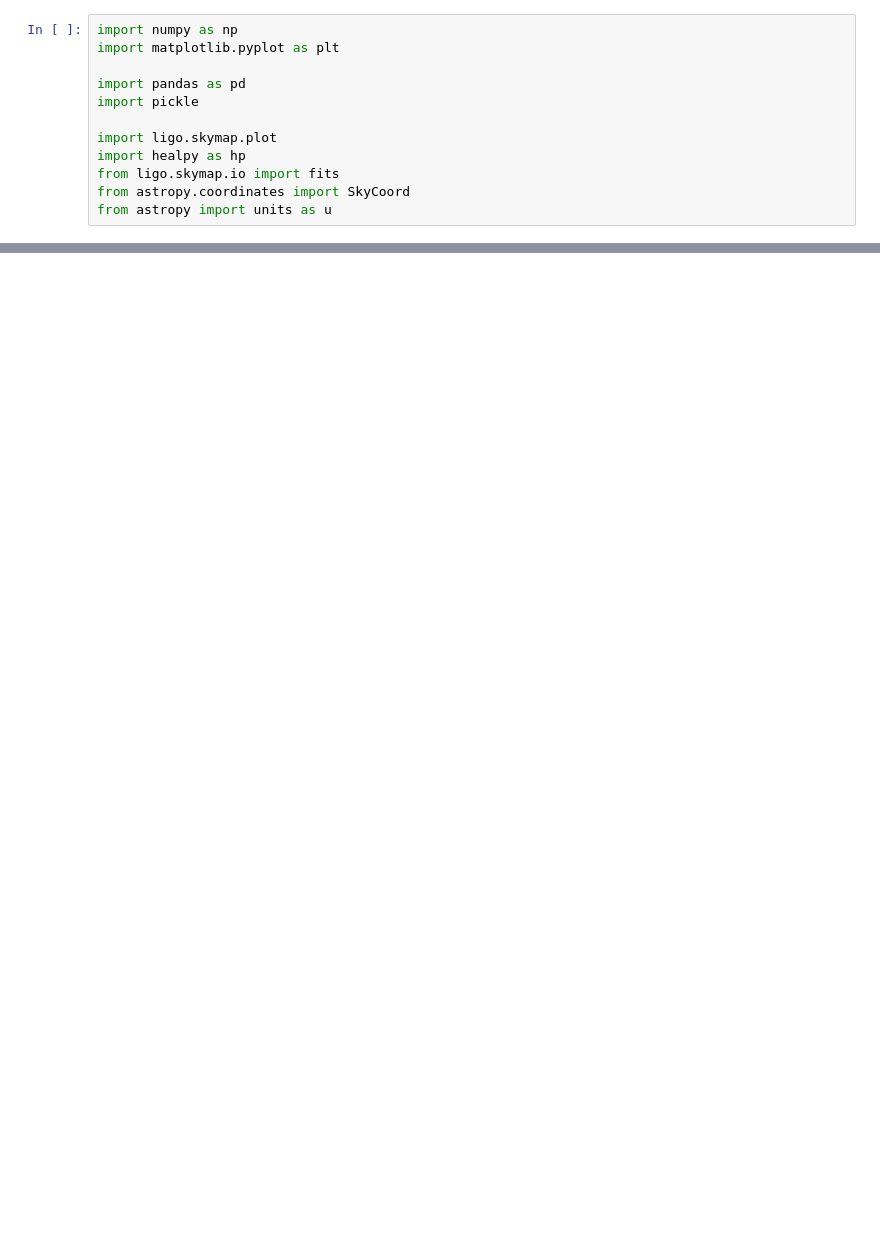
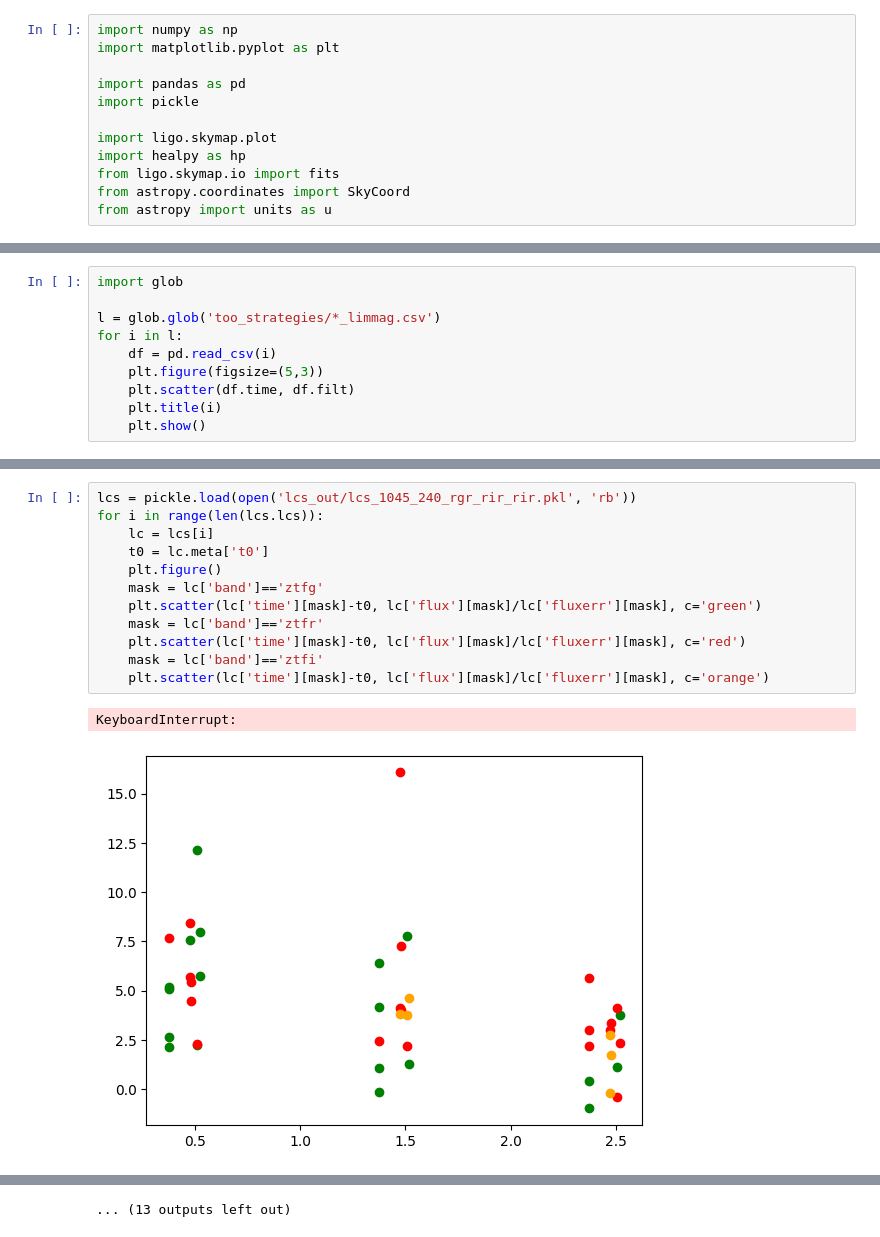
Before and after one commit to asaguescar/mma_searchstrategyO4, a Jupyter notebook: check_output_runs.ipynb, the cells around one changed output, grey strips where cells are left out. Drawn from its saved outputs; the diff is of its cells as text; blank space fills up the shorter version.

```diff
--- a/check_output_runs.ipynb
+++ b/check_output_runs.ipynb
@@ -180,0 +561,10 @@ Coordinates (RA,Dec) = <SkyCoord (ICRS): (ra, dec) in deg
+# %%
+import glob
+
+l = glob.glob('too_strategies/*_limmag.csv')
+for i in l:
+    df = pd.read_csv(i)
+    plt.figure(figsize=(5,3))
+    plt.scatter(df.time, df.filt)
+    plt.title(i)
+    plt.show()
@@ -180,0 +582,15 @@ Coordinates (RA,Dec) = <SkyCoord (ICRS): (ra, dec) in deg
+# %%
+lcs = pickle.load(open('lcs_out/lcs_1045_240_rgr_rir_rir.pkl', 'rb'))
+for i in range(len(lcs.lcs)):
+    lc = lcs[i]
+    t0 = lc.meta['t0']
+    plt.figure()
+    mask = lc['band']=='ztfg'
+    plt.scatter(lc['time'][mask]-t0, lc['flux'][mask]/lc['fluxerr'][mask], c='green')
+    mask = lc['band']=='ztfr'
+    plt.scatter(lc['time'][mask]-t0, lc['flux'][mask]/lc['fluxerr'][mask], c='red')
+    mask = lc['band']=='ztfi'
+    plt.scatter(lc['time'][mask]-t0, lc['flux'][mask]/lc['fluxerr'][mask], c='orange')
+# %% [output]
+KeyboardInterrupt:
+[figure, added]
@@ -180,0 +607 @@ Coordinates (RA,Dec) = <SkyCoord (ICRS): (ra, dec) in deg
+... (13 outputs left out)
```
Also changed, not shown: parts of 5 cells of this notebook, 1 other file.
